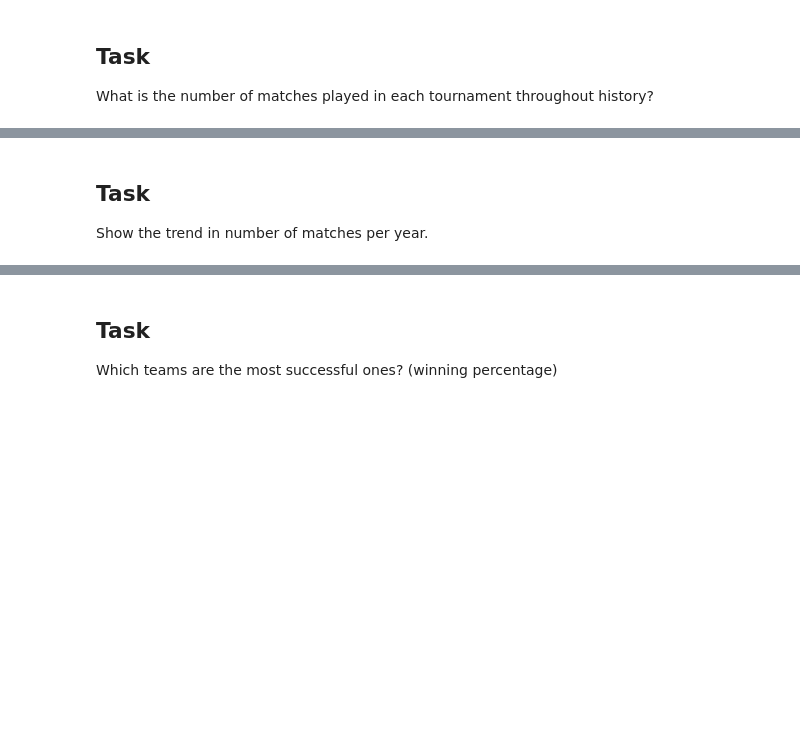
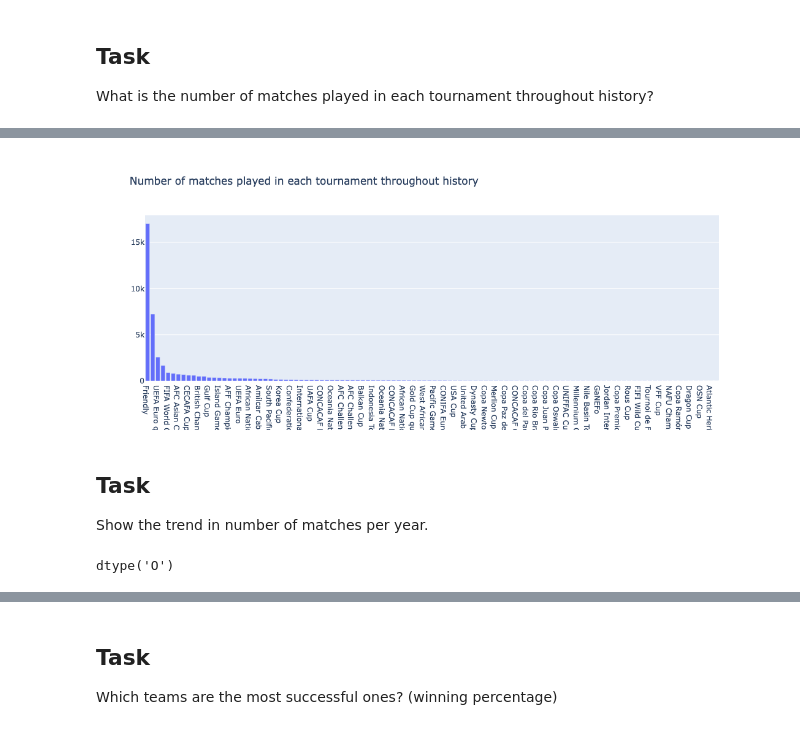
Before and after one commit to ryan-ferns/DS_auticon_week_3, a Jupyter notebook: dataviz_challenge.ipynb, the cells around one changed output, grey strips where cells are left out. Saved outputs shown, nothing was run; the diff lists cells and outputs as text; code cells hidden in the pictures; blank space fills up the shorter version.

```diff
--- a/dataviz_challenge.ipynb
+++ b/dataviz_challenge.ipynb
@@ -9,0 +16,2 @@ We need to make sure we understand all variables and information they store befo
+# %%
+soccer_df = pd.read_csv('/Users/ryanferns/Documents/Data_Science/lighthouse_labs_training/DS_auticon_week_3/results.csv')
@@ -13,3 +219,6 @@ Which teams scored the largest number of goals in FIFA World Cup?
 # %% [markdown]
 ## Task
 What is the number of matches played in each tournament throughout history?
+# %%
+df_3 = soccer_df["tournament"].value_counts()
+df_3
@@ -16,3 +238,24 @@ What is the number of matches played in each tournament throughout history?
+# %%
+# create the data
+data = [go.Bar(
+    x=df_3.index,
+    y=df_3.array,
+)]
+
+# create the layout
+layout = go.Layout(
+    title='Number of matches played in each tournament throughout history'
+)
+
+# create the figure
+fig = go.Figure(data=data, layout=layout)
+fig.show()
+# %% [output]
+[figure, added]
 # %% [markdown]
 ## Task
 Show the trend in number of matches per year.
+# %%
+soccer_df["date"].dtype
+# %% [output]
+dtype('O')
```
Also changed, not shown: parts of 27 cells of this notebook.
